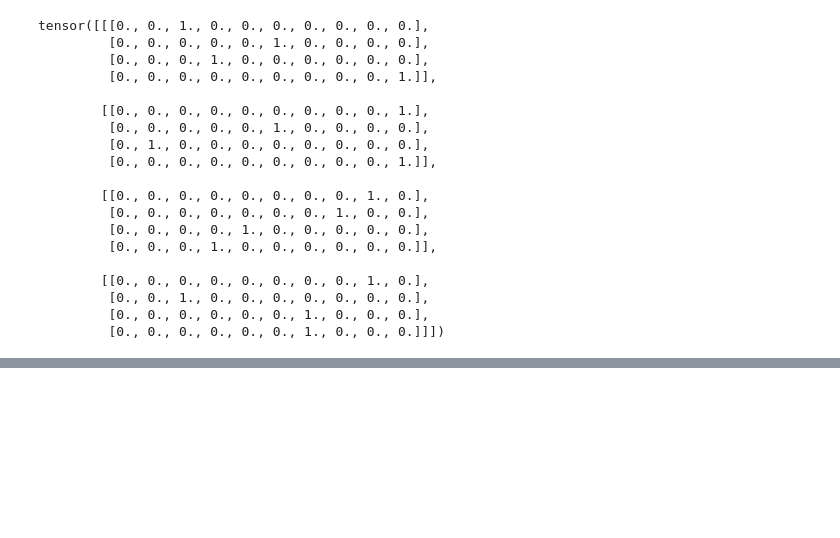
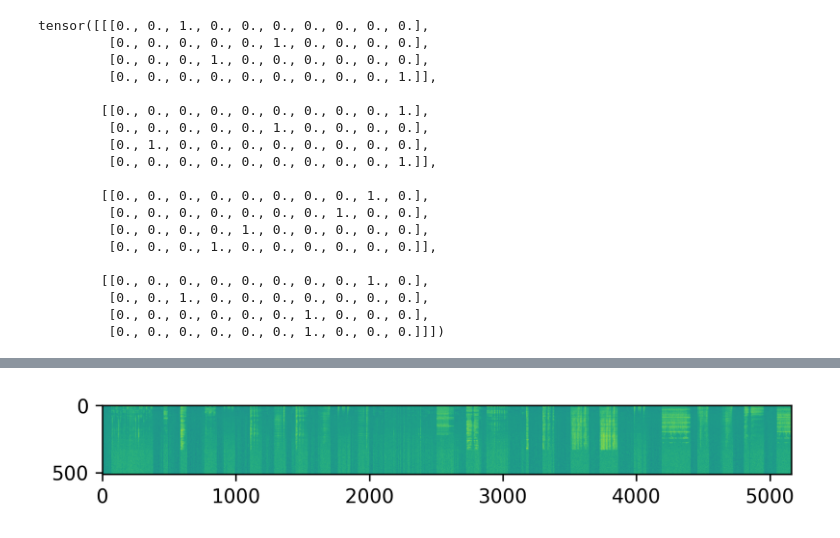
Before and after one commit to RavenKiller/SELDnet-pytorch, a Jupyter notebook: 未命名.ipynb, the cells around one changed output, grey strips where cells are left out. Cells and saved outputs as stored; diff of their text form; code cells hidden in the pictures; blank space fills up the shorter version.

```diff
--- a/未命名.ipynb
+++ b/未命名.ipynb
@@ -28,0 +184,12 @@ tensor([[[0., 0., 1., 0., 0., 0., 0., 0., 0., 0.],
+# %%
+import matplotlib.pyplot as plt
+from util import getDFTFeature
+import torchaudio
+filename = "split3_ir4_ov1_87.wav"
+filepath = "data/mic_dev/split3_ir4_ov1_87.wav"
+res = getDFTFeature(filepath)
+plt.figure(figsize=(6.4,4.8),dpi=300)
+plt.imshow(res[1].T)
+plt.show()
+# %% [output]
+[figure, added]
```
Also changed, not shown: parts of 12 cells of this notebook, 4 other files.
